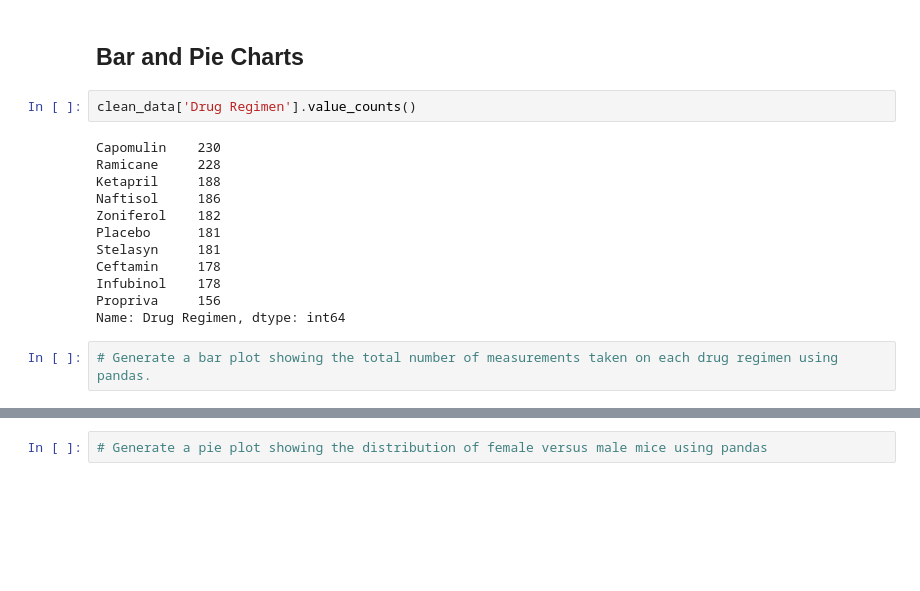
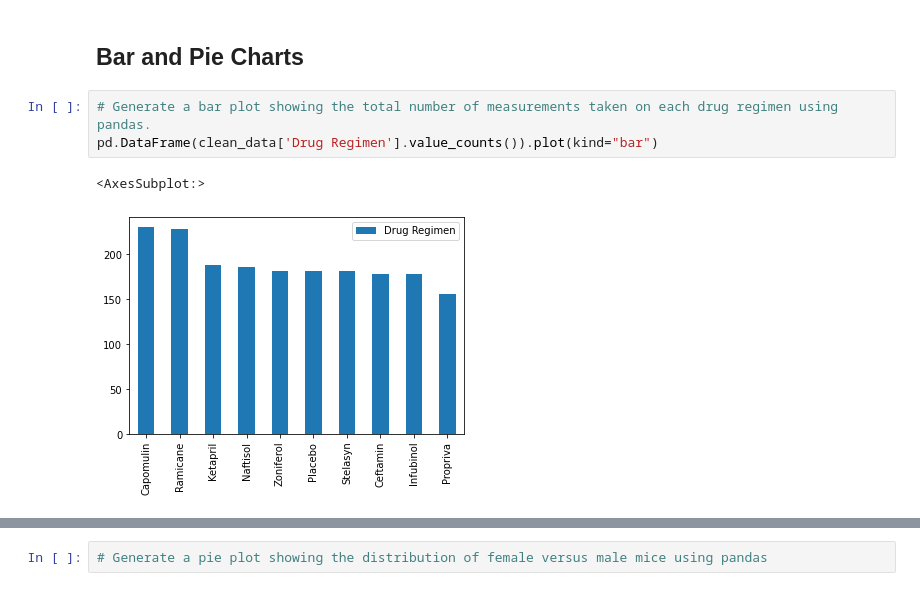
Before and after one commit to rperezme-data/DAB_H05_Matplotlib-challenge, a Jupyter notebook: Pymaceuticals/main.ipynb, the cells around one changed output, grey strips where cells are left out. Cells and saved outputs as stored; diff of their text form; blank space fills up the shorter version.

Commit message:
Add Bar Plot

```diff
--- a/Pymaceuticals/main.ipynb
+++ b/Pymaceuticals/main.ipynb
@@ -140,21 +140,11 @@ clean_data.groupby('Drug Regimen').agg({'Tumor Volume (mm3)': ['mean', 'median',
 | Zoniferol | 53.236507 | 51.818479 | 48.533355 | 6.966589 | 0.516398 |
 # %% [markdown]
 ## Bar and Pie Charts
-# %%
-clean_data['Drug Regimen'].value_counts()
-# %% [output]
-Capomulin    230
-Ramicane     228
-Ketapril     188
-Naftisol     186
-Zoniferol    182
-Placebo      181
-Stelasyn     181
-Ceftamin     178
-Infubinol    178
-Propriva     156
-Name: Drug Regimen, dtype: int64
 # %%
 # Generate a bar plot showing the total number of measurements taken on each drug regimen using pandas.
+pd.DataFrame(clean_data['Drug Regimen'].value_counts()).plot(kind="bar")
+# %% [output]
+<AxesSubplot:>
+[figure, added]
 # %%
 # Generate a bar plot showing the total number of measurements taken on each drug regimen using pyplot.
```
Also changed, not shown: parts of 1 cell of this notebook.
